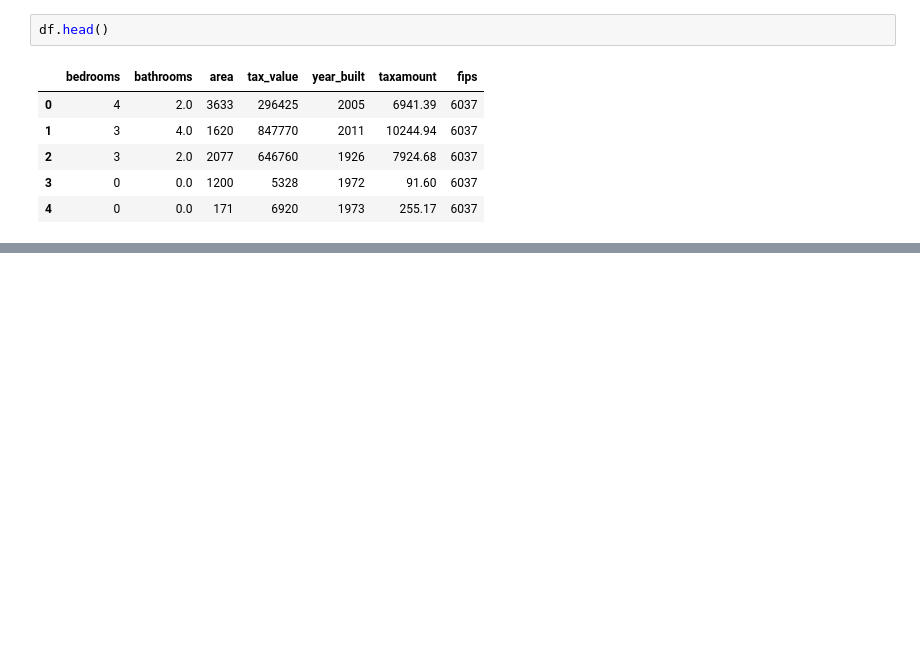
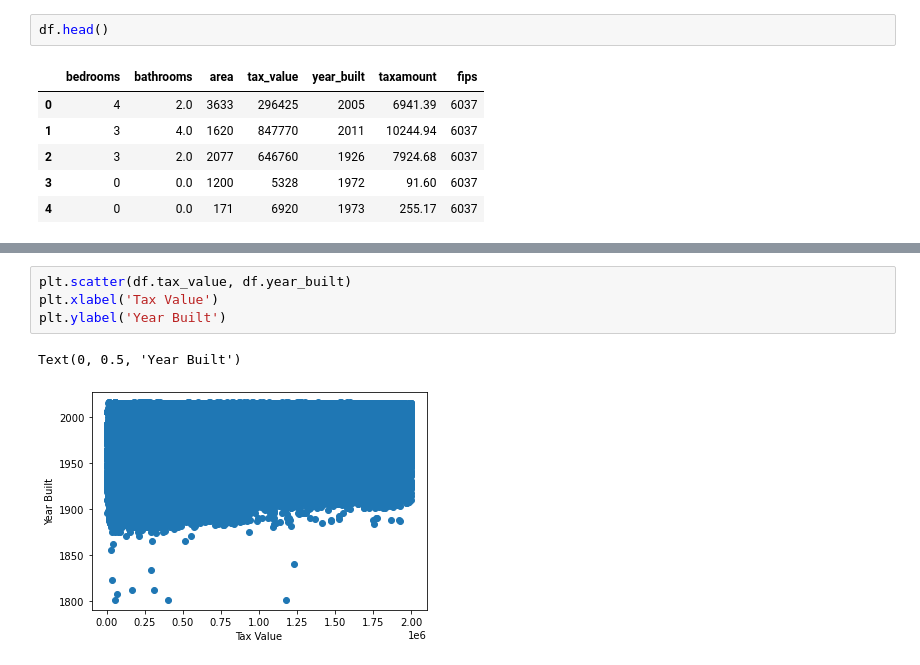
Before and after one commit to raycerna/regression-exercises, a Jupyter notebook: scaling.ipynb, the cells around one changed output, grey strips where cells are left out. Cells and saved outputs as stored; diff of their text form; blank space fills up the shorter version.

```diff
--- a/scaling.ipynb
+++ b/scaling.ipynb
@@ -22,0 +100,7 @@ df.head()
+# %%
+plt.scatter(df.tax_value, df.year_built)
+plt.xlabel('Tax Value')
+plt.ylabel('Year Built')
+# %% [output]
+Text(0, 0.5, 'Year Built')
+[figure, added]
```
Also changed, not shown: parts of 30 cells of this notebook.
